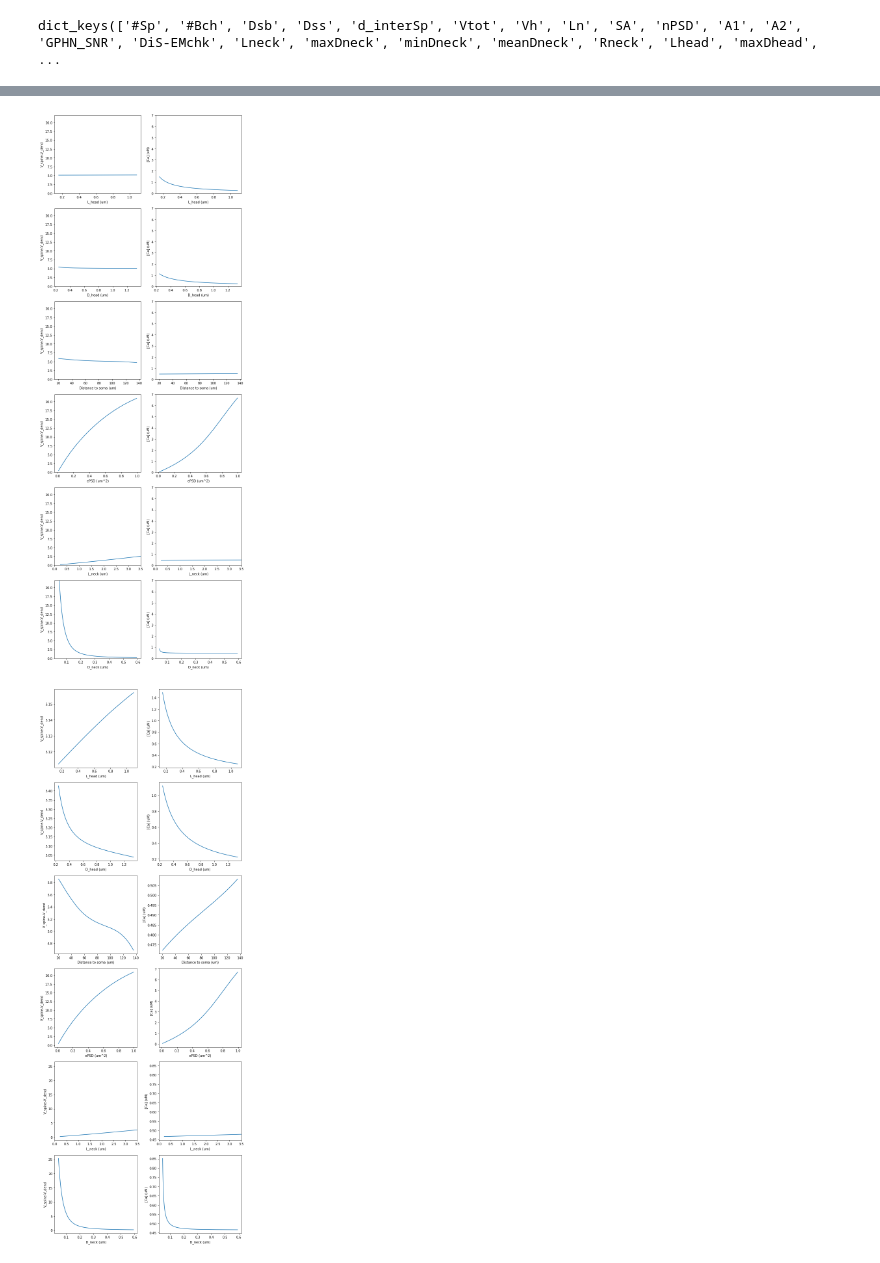
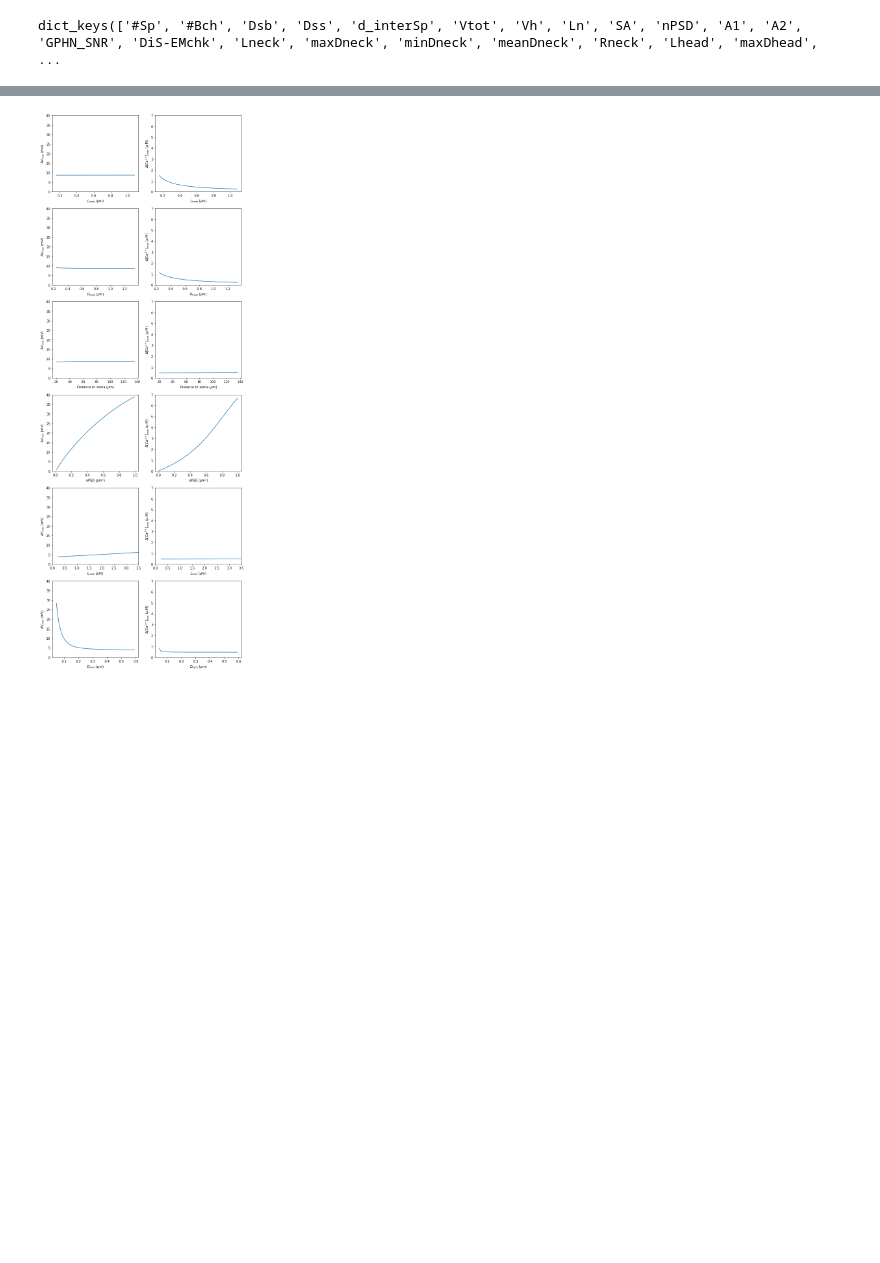
Before and after one commit to p-serna/SpineModel, a Jupyter notebook: Parameter exploration.ipynb, the cells around one changed output, grey strips where cells are left out. Cells and saved outputs as stored; diff of their text form; code cells hidden in the pictures; blank space fills up the shorter version.

Commit message:
Added pdf figure option

```diff
--- a/Parameter exploration.ipynb
+++ b/Parameter exploration.ipynb
@@ -723,14 +715,14 @@ def select_spines(spdata, condition):
 #                        "meanDneck", "meanDhead", "Lneck", "Lhead",
 #                        "Vtot", "Rmorph"])
 
-labels = {"L": "L_head (um)",
-          "D": "D_head (um)",
-          "Dss": "Distance to soma (um)",
-          "Lneck": "L_neck (um)",
-          "Dneck": "D_neck (um)",
-          "A1" : "ePSD (um^2)",
-          "A2" : "iPSD (um^2)",
-          "Ln" : "L_neck (um)"
+labels = {"L": "$L_{head}$ ($\mu$m)",
+          "D": "$D_{head}$ ($\mu$m)",
+          "Dss": "Distance to soma ($\mu$m)",
+          "Lneck": "$L_{neck}$ ($\mu$m)",
+          "Dneck": "$D_{neck}$ ($\mu$m)",
+          "A1" : "ePSD ($\mu$m$^2$)",
+          "A2" : "iPSD ($\mu$m$^2$)",
+          "Ln" : "$L_{neck}$ ($\mu$m)"
 }
 #Rneck0 = neck.Ra*neck.L/(diam0)**2*0.04/pi
 #print(Rneck0,data[i,3])
@@ -738,7 +730,7 @@ labels = {"L": "L_head (um)",
 
 plotpars = ["L", "D", "Dss", "A1", "Ln", "Dneck"]
 npars = len(plotpars)
-for all_same_axis in [True, False]:
+for all_same_axis in [True]:
     fig, ax = plt.subplots(npars,2, figsize = (9,4*npars))
 
     for i, key in enumerate(plotpars):
@@ -749,39 +741,42 @@ for all_same_axis in [True, False]:
         else:
             sp_set, res = results[key]
             x = sp_set[key].values
 
 
         vavg,mes,vtracs,vtracsD,vtracsS,Ctracs,me2,me3,trec = res
 
         if key == "Ln":
             x = x*(sp_set["meanDneck"].values[0]/1e3)**2*pi/0.04/model.RA
         if key == "Dneck":
             x = np.sqrt(sp_set["Ln"].values[0]*0.04*model.RA/x/pi)
 
-        ax[i,0].plot(x, mes[:,1]-mes[:,2],'-')
+        #ax[i,0].plot(x, mes[:,1]-mes[:,2],'-')
+        ax[i,0].plot(x, mes[:,1],'-')
+
         ax[i,0].set_xlabel(labels[key])
-        ax[i,0].set_ylabel("V_spine-V_dend")
+        ax[i,0].set_ylabel("$\Delta V_{max}$ (mV)")
 
         ax[i,1].plot(x, mes[:,4],'-')
         ax[i,1].set_xlabel(labels[key])
-        ax[i,1].set_ylabel("[Ca] (uM)")
+        ax[i,1].set_ylabel("$\Delta [Ca^{2+}]_{max}$ ($\mu$ M)")
 
         if all_same_axis:
-            ax[i,0].set_ylim(0, 22)
+            ax[i,0].set_ylim(0, 40)
             ax[i,1].set_ylim(0, 7)
 
         if key=="Ln":
             ax[i,0].set_xlim(0,3.5)
             ax[i,1].set_xlim(0,3.5)
 
     plt.tight_layout()
     if all_same_axis:
         fig.savefig("fconditions/resub/vandca_sameaxis.png", dpi=300)
+        fig.savefig("fconditions/resub/vandca_sameaxis.pdf")
     else:
         fig.savefig("fconditions/resub/vandca.png", dpi = 300)
+        fig.savefig("fconditions/resub/vandca.pdf")
 # %% [output]
-[figure, old version]
+[figure, new version]
-[figure, removed]
 # %%
 tools.showmessage("Inhibition experiment")
 results_inh = {}
```
Also changed, not shown: parts of 5 cells of this notebook, 1 other file.
